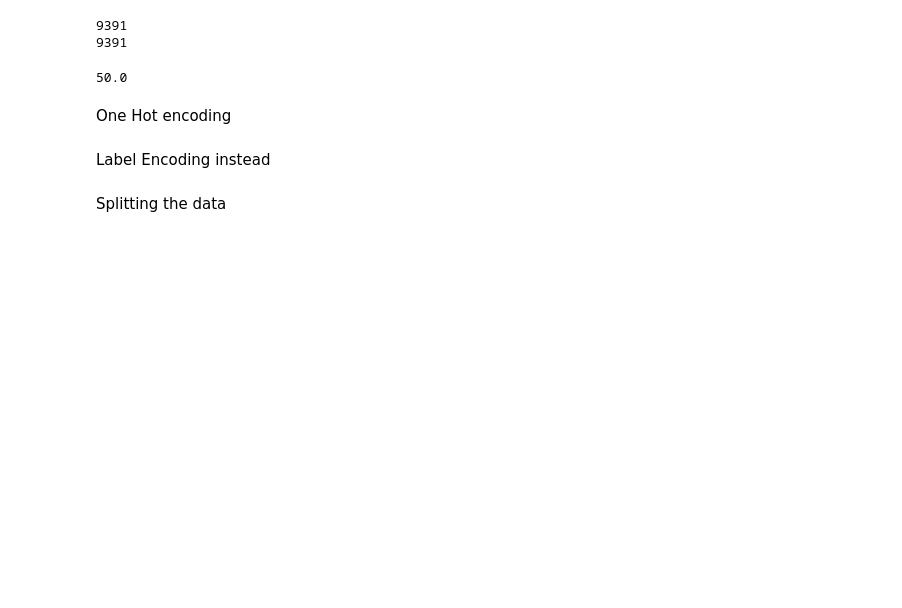
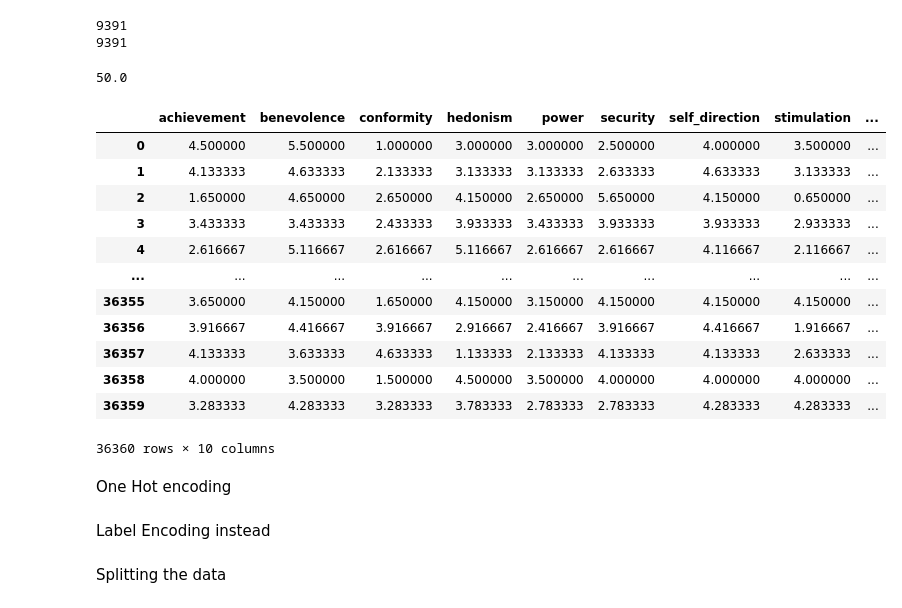
Before and after one commit to ThembiNsele/ClimateMind-Backend, a Jupyter notebook: ml_models/political_preference/notebooks/ML EXPE.ipynb, the cells around one changed output. Cells and saved outputs as stored; diff of their text form; code cells hidden in the pictures; blank space fills up the shorter version.

```diff
--- a/ml_models/political_preference/notebooks/ML EXPE.ipynb
+++ b/ml_models/political_preference/notebooks/ML EXPE.ipynb
@@ -250,6 +266,24 @@ con_lib_ratio
 9391
 9391
 50.0
+# %%
+X_lib = X_lib.reindex(sorted(X_lib.columns), axis=1)
+# %%
+X_lib
+# %% [output]
+|  | achievement | benevolence | conformity | hedonism | power | security | self_direction | stimulation | ... |
+| 0 | 4.500000 | 5.500000 | 1.000000 | 3.000000 | 3.000000 | 2.500000 | 4.000000 | 3.500000 | ... |
+| 1 | 4.133333 | 4.633333 | 2.133333 | 3.133333 | 3.133333 | 2.633333 | 4.633333 | 3.133333 | ... |
+| 2 | 1.650000 | 4.650000 | 2.650000 | 4.150000 | 2.650000 | 5.650000 | 4.150000 | 0.650000 | ... |
+| 3 | 3.433333 | 3.433333 | 2.433333 | 3.933333 | 3.433333 | 3.933333 | 3.933333 | 2.933333 | ... |
+| 4 | 2.616667 | 5.116667 | 2.616667 | 5.116667 | 2.616667 | 2.616667 | 4.116667 | 2.116667 | ... |
+| ... | ... | ... | ... | ... | ... | ... | ... | ... | ... |
+| 36355 | 3.650000 | 4.150000 | 1.650000 | 4.150000 | 3.150000 | 4.150000 | 4.150000 | 4.150000 | ... |
+| 36356 | 3.916667 | 4.416667 | 3.916667 | 2.916667 | 2.416667 | 3.916667 | 4.416667 | 1.916667 | ... |
+| 36357 | 4.133333 | 3.633333 | 4.633333 | 1.133333 | 2.133333 | 4.133333 | 4.133333 | 2.633333 | ... |
+| 36358 | 4.000000 | 3.500000 | 1.500000 | 4.500000 | 3.500000 | 4.000000 | 4.000000 | 4.000000 | ... |
+| 36359 | 3.283333 | 4.283333 | 3.283333 | 3.783333 | 2.783333 | 2.783333 | 4.283333 | 4.283333 | ... |
+36360 rows × 10 columns
 # %% [markdown]
 One Hot encoding
 # %%
```
Also changed, not shown: parts of 5 cells of this notebook, 2 other files.
